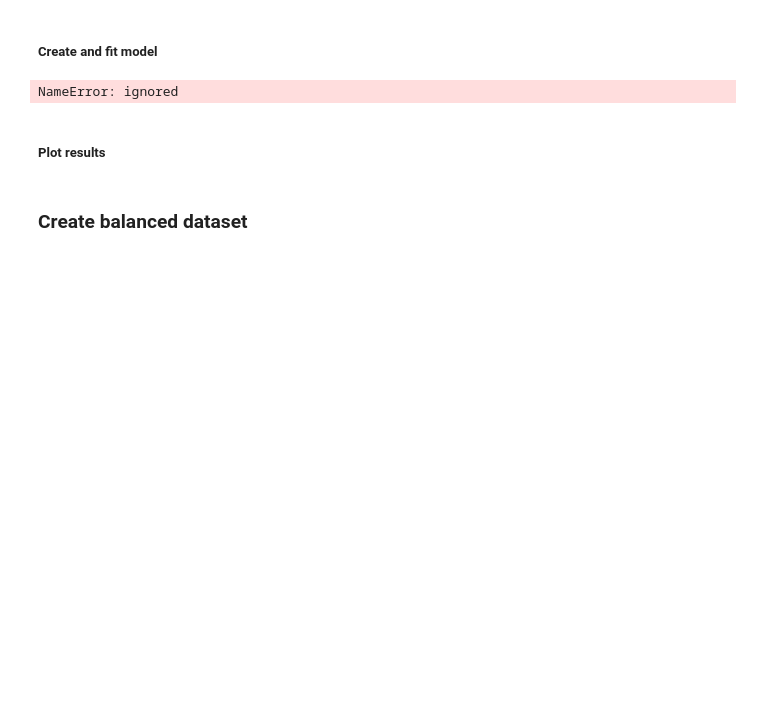
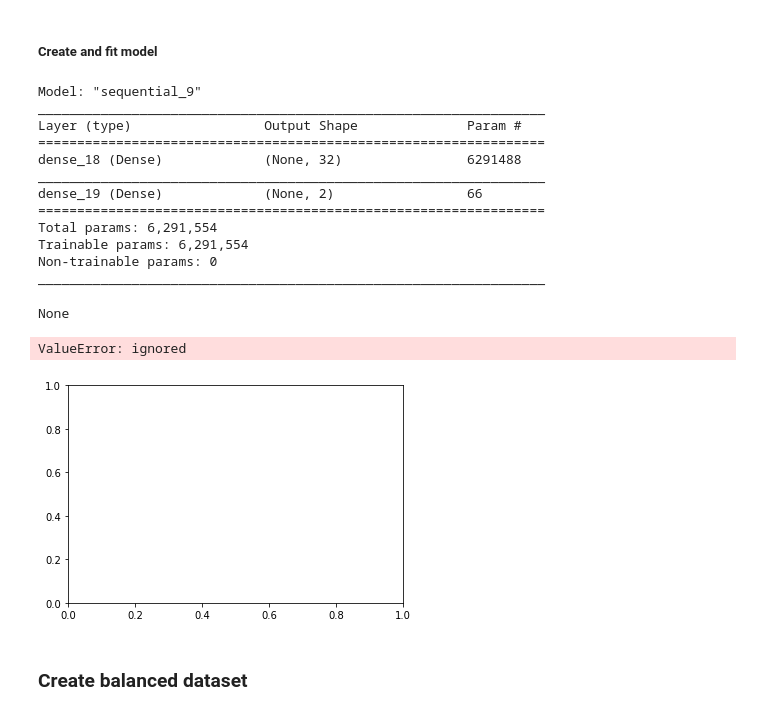
Before and after one commit to sethnlewis/X-Ray-Image-Classification, a Jupyter notebook: notebooks/EDA.ipynb, the cells around one changed output. Saved outputs shown, nothing was run; the diff lists cells and outputs as text; code cells hidden in the pictures; blank space fills up the shorter version.

```diff
--- a/notebooks/EDA.ipynb
+++ b/notebooks/EDA.ipynb
@@ -184,23 +233,49 @@ early_stopping = [EarlyStopping(monitor='val_loss', patience=10),
 # %% [markdown]
 ##### Create and fit model
 # %%
+EPOCHS = 200
 x, shape = make_flat(images)
 
 model = Sequential()
 model.add(Dense(32, activation='relu', input_shape = shape))
 model.add(Dense(2, activation='softmax'))
 model.compile(optimizer='SGD', loss='categorical_crossentropy', metrics=['accuracy', 'mse'])
-model.summary()
 
-history = model.fit(x=x, y=labels_train,
+
+history = model.fit(x=x, y=labels,
                     callbacks = early_stopping,
-                    epochs=50,
+                    epochs=EPOCHS,
                     validation_split=0.25,
-                    verbose=2)
+                    verbose=0)
 
 best_model = keras.models.load_model('best_model.h5')
 display(best_model.summary())
+
+plot_results(history.history, ['accuracy', 'mse'])
+
+# plt.plot(range(EPOCHS), history.history['mse'], label='Train')
+# plt.plot(range(EPOCHS), history.history['val_mse'], label='Validation')
+# plt.title('MSE')
+# plt.legend();
+
+# plt.figure()
+# plt.plot(range(EPOCHS), history.history['accuracy'], label='Train')
+# plt.plot(range(EPOCHS), history.history['val_accuracy'], label='Validation')
+# plt.title('Accuracy')
+# plt.legend();
 # %% [output]
-NameError: ignored
+Model: "sequential_9"
+_________________________________________________________________
+Layer (type)                 Output Shape              Param #
+=================================================================
+dense_18 (Dense)             (None, 32)                6291488
+_________________________________________________________________
+dense_19 (Dense)             (None, 2)                 66
+=================================================================
+Total params: 6,291,554
+Trainable params: 6,291,554
+Non-trainable params: 0
+_________________________________________________________________
+None
+ValueError: ignored
+[figure, added]
-# %% [markdown]
-##### Plot results
```
Also changed, not shown: parts of 16 cells of this notebook.
